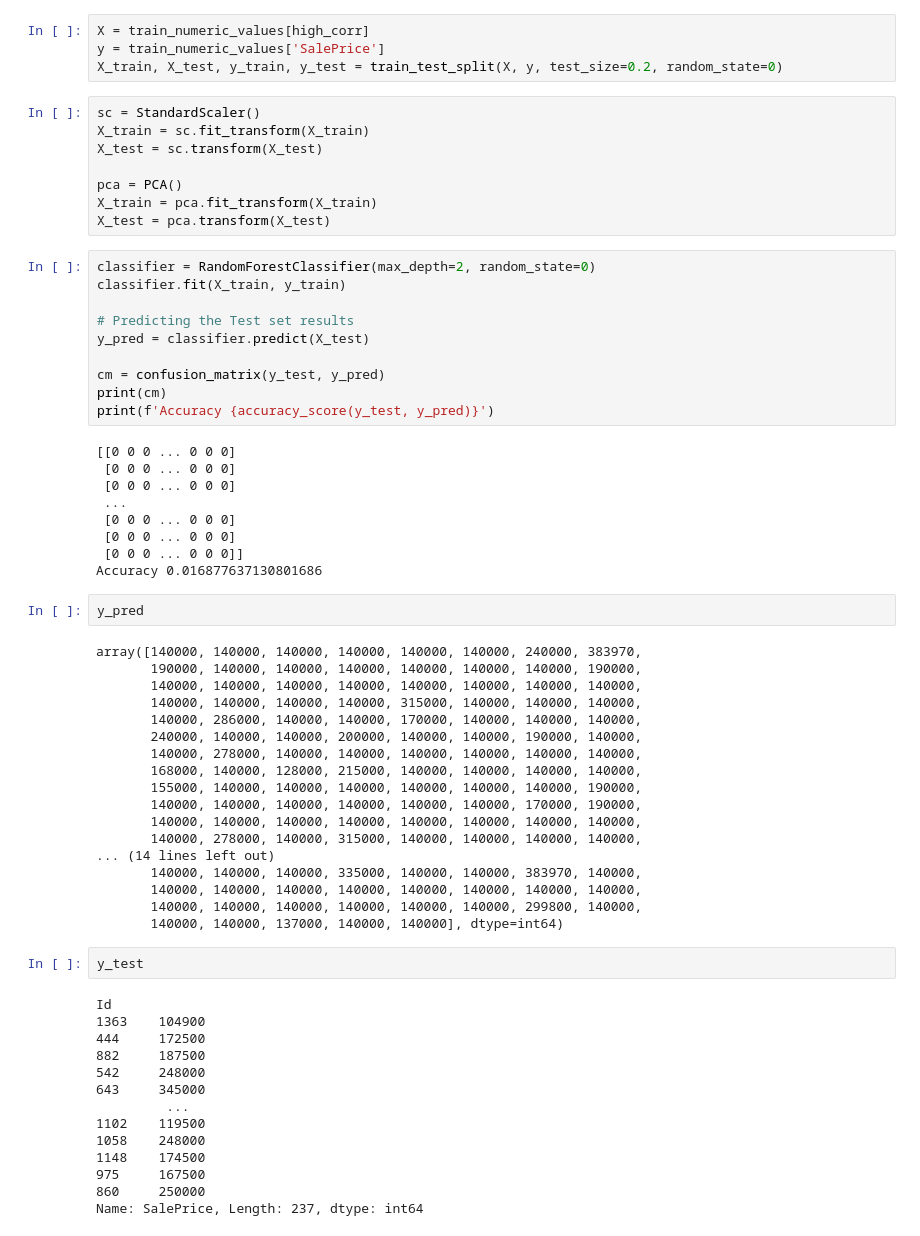
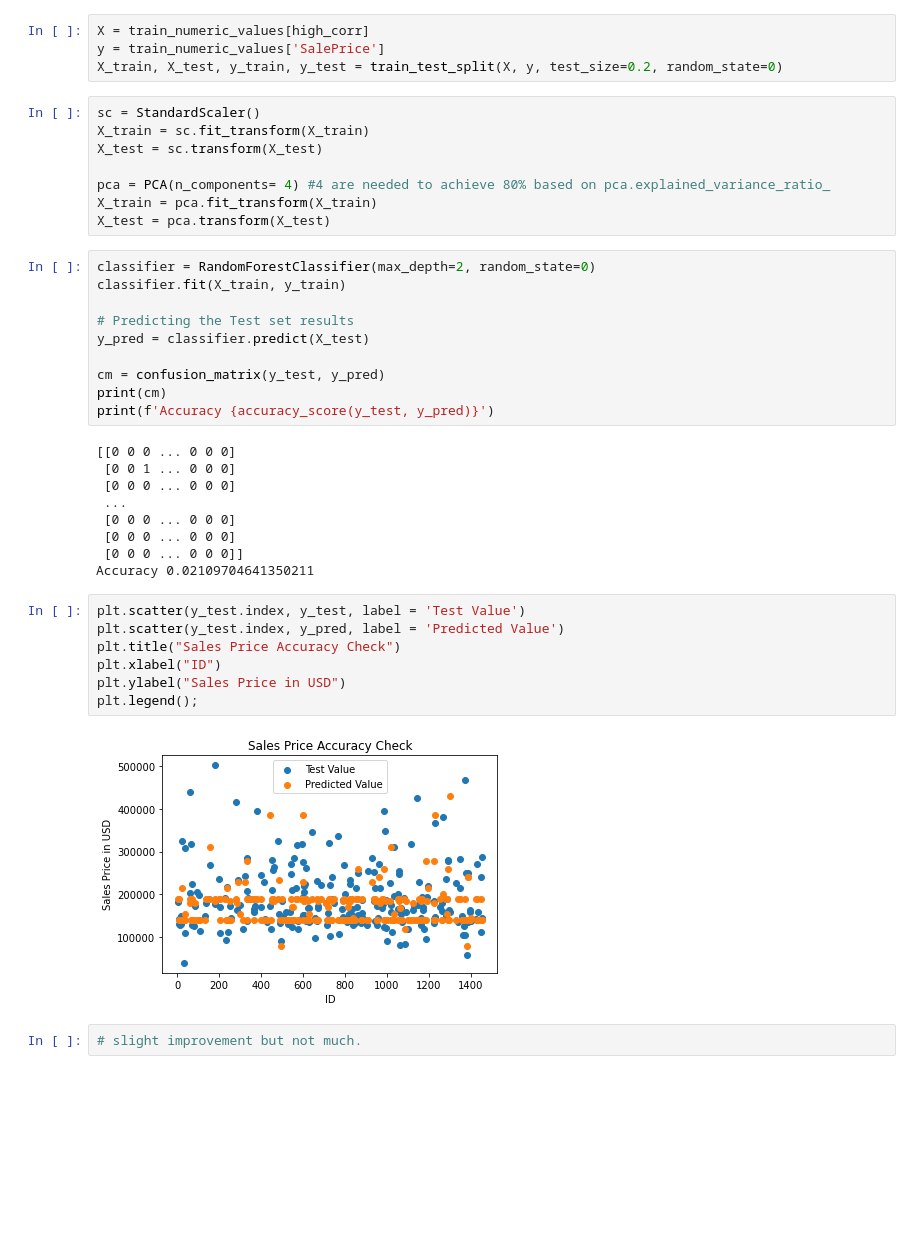
Before and after one commit to ta-data-mexpt/statistical-analysis-project, a Jupyter notebook: your-code/statistical-analysis.ipynb, the cells around one changed output. Saved outputs shown, nothing was run; the diff lists cells and outputs as text; blank space fills up the shorter version.

Commit message:
achieved minor improvement...

```diff
--- a/your-code/statistical-analysis.ipynb
+++ b/your-code/statistical-analysis.ipynb
@@ -229,7 +227,7 @@ sc = StandardScaler()
 X_train = sc.fit_transform(X_train)
 X_test = sc.transform(X_test)
 
-pca = PCA()
+pca = PCA(n_components= 4) #4 are needed to achieve 80% based on pca.explained_variance_ratio_
 X_train = pca.fit_transform(X_train)
 X_test = pca.transform(X_test)
 # %%
@@ -244,46 +242,21 @@ print(cm)
 print(f'Accuracy {accuracy_score(y_test, y_pred)}')
 # %% [output]
 [[0 0 0 ... 0 0 0]
- [0 0 0 ... 0 0 0]
+ [0 0 1 ... 0 0 0]
  [0 0 0 ... 0 0 0]
  ...
  [0 0 0 ... 0 0 0]
  [0 0 0 ... 0 0 0]
  [0 0 0 ... 0 0 0]]
-Accuracy 0.016877637130801686
+Accuracy 0.02109704641350211
-# %%
-y_pred
-# %% [output]
-array([140000, 140000, 140000, 140000, 140000, 140000, 240000, 383970,
-       190000, 140000, 140000, 140000, 140000, 140000, 140000, 190000,
-       140000, 140000, 140000, 140000, 140000, 140000, 140000, 140000,
-       140000, 140000, 140000, 140000, 315000, 140000, 140000, 140000,
-       140000, 286000, 140000, 140000, 170000, 140000, 140000, 140000,
-       240000, 140000, 140000, 200000, 140000, 140000, 190000, 140000,
-       140000, 278000, 140000, 140000, 140000, 140000, 140000, 140000,
-       168000, 140000, 128000, 215000, 140000, 140000, 140000, 140000,
-       155000, 140000, 140000, 140000, 140000, 140000, 140000, 190000,
-       140000, 140000, 140000, 140000, 140000, 140000, 170000, 190000,
-       140000, 140000, 140000, 140000, 140000, 140000, 140000, 140000,
-       140000, 278000, 140000, 315000, 140000, 140000, 140000, 140000,
-... (14 lines left out)
-       140000, 140000, 140000, 335000, 140000, 140000, 383970, 140000,
-       140000, 140000, 140000, 140000, 140000, 140000, 140000, 140000,
-       140000, 140000, 140000, 140000, 140000, 140000, 299800, 140000,
-       140000, 140000, 137000, 140000, 140000], dtype=int64)
-# %%
-y_test
-# %% [output]
-Id
-1363    104900
-444     172500
-882     187500
-542     248000
-643     345000
-         ...
-1102    119500
-1058    248000
-1148    174500
-975     167500
-860     250000
-Name: SalePrice, Length: 237, dtype: int64
+# %%
+plt.scatter(y_test.index, y_test, label = 'Test Value')
+plt.scatter(y_test.index, y_pred, label = 'Predicted Value')
+plt.title("Sales Price Accuracy Check")
+plt.xlabel("ID")
+plt.ylabel("Sales Price in USD")
+plt.legend();
+# %% [output]
+[figure, added]
+# %%
+# slight improvement but not much.
```
Also changed, not shown: parts of 1 cell of this notebook.
